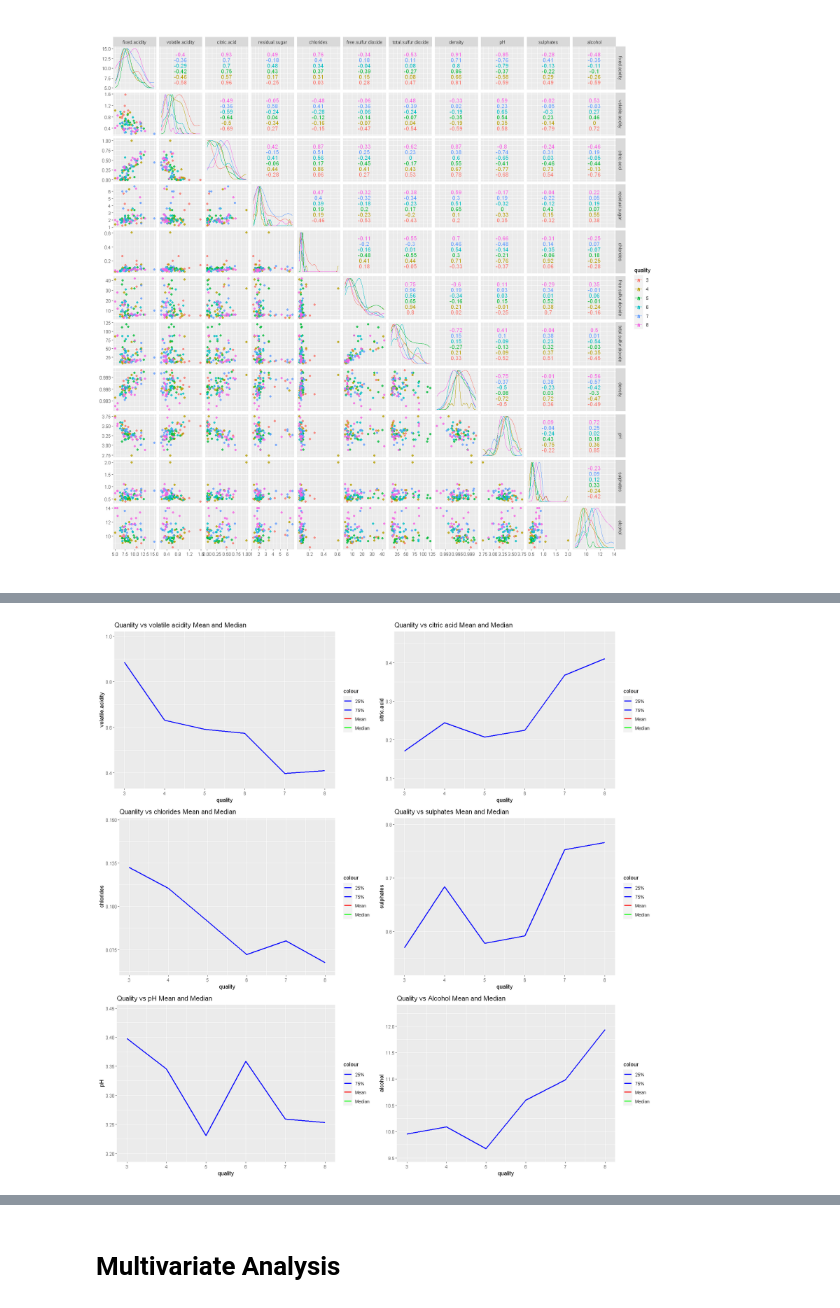
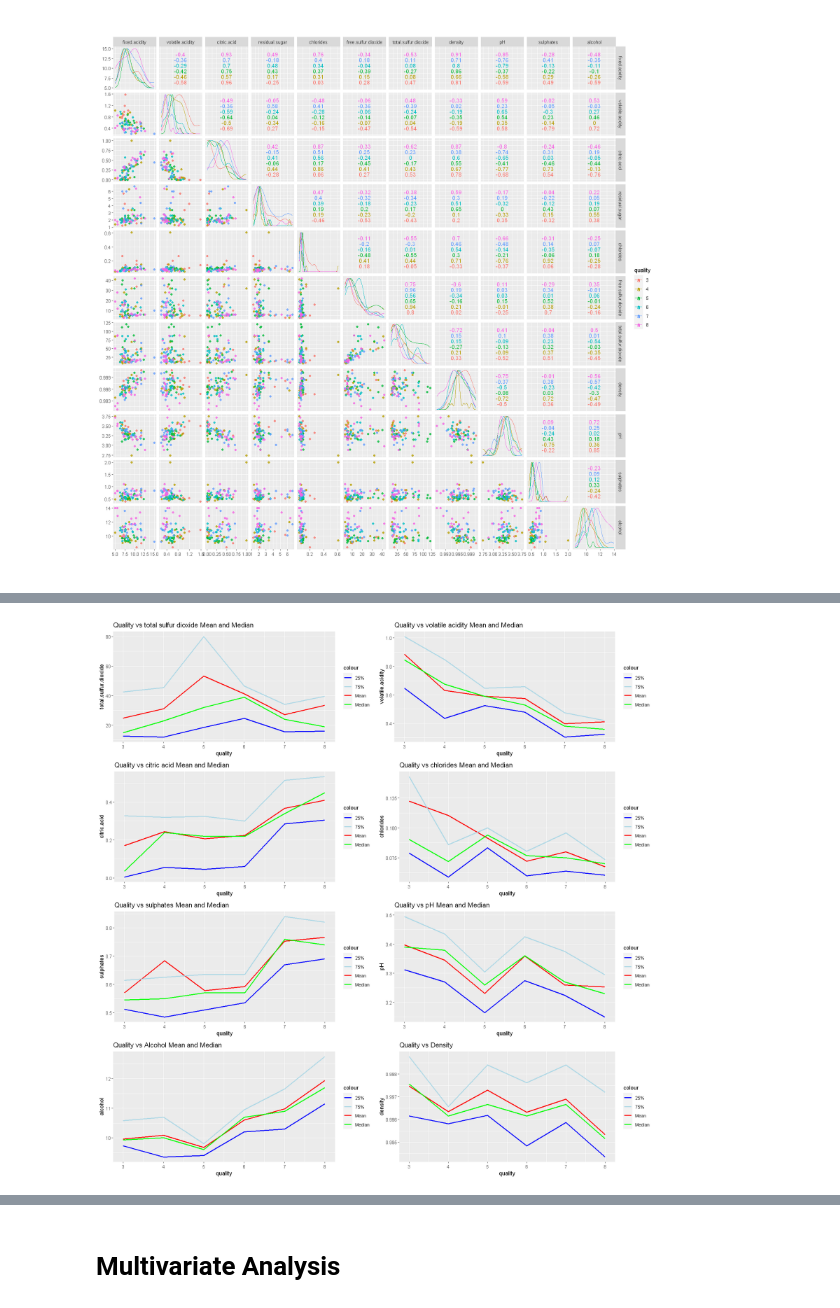
Before and after one commit to marianamonteiro07/redwinequality, a Jupyter notebook: EAD_2_FINAL.ipynb, the cells around one changed output, grey strips where cells are left out. Drawn from its saved outputs; the diff is of its cells as text; code cells hidden in the pictures.

```diff
--- a/EAD_2_FINAL.ipynb
+++ b/EAD_2_FINAL.ipynb
@@ -240,102 +164,102 @@ Some of the most notorious correlations are:
 # %%
 options(repr.plot.width=15, repr.plot.height=15)
 p1 = ggplot(aes(y=volatile.acidity, x=quality), data=data)+
-  geom_line(stat='summary', fun.y=mean, size=1, aes(color='Mean'))+
-  geom_line(stat='summary', fun.y=quantile, fun.args=list(probs=0.5),
+  stat_summary(geom='line', fun.y="mean", size=1, aes(color='Mean'))+
+  stat_summary(geom='line', fun.y="quantile", fun.args=list(probs=0.5),
             size=1, aes(color='Median'))+
-  geom_line(stat='summary', fun.y=quantile, fun.args=list(probs=0.25),
+  stat_summary(geom='line', fun.y=quantile, fun.args=list(probs=0.25),
             size=1, aes(color='25%'))+
-  geom_line(stat='summary', fun.y=quantile, fun.args=list(probs=0.75),
+  stat_summary(geom='line', fun.y=quantile, fun.args=list(probs=0.75),
             size=1, aes(color='75%'))+
   #scale_x_continuous(breaks = 1:6, label = 3:8)+
   scale_colour_manual(values = c("Mean"="red", "Median"="green",
-                                 "25%"="blue", "75%"="blue")) +
-  ggtitle("Quanlity vs volatile acidity Mean and Median")
+                                 "25%"="blue", "75%"="lightblue")) +
+  ggtitle("Quality vs volatile acidity Mean and Median")
 p2 = ggplot(aes(y=citric.acid, x=quality), data=data)+
-  geom_line(stat='summary', fun.y=mean, size=1, aes(color='Mean'))+
-  geom_line(stat='summary', fun.y=quantile, fun.args=list(probs=0.5),
+  stat_summary(geom='line', fun.y="mean", size=1, aes(color='Mean'))+
+  stat_summary(geom='line', fun.y="quantile", fun.args=list(probs=0.5),
             size=1, aes(color='Median'))+
-  geom_line(stat='summary', fun.y=quantile, fun.args=list(probs=0.25),
+  stat_summary(geom='line', fun.y="quantile", fun.args=list(probs=0.25),
             size=1, aes(color='25%'))+
-  geom_line(stat='summary', fun.y=quantile, fun.args=list(probs=0.75),
+  stat_summary(geom='line', fun.y="quantile", fun.args=list(probs=0.75),
             size=1, aes(color='75%'))+
   #scale_x_continuous(breaks = 1:6, label = 3:8)+
   scale_colour_manual(values = c("Mean"="red", "Median"="green",
-                                 "25%"="blue", "75%"="blue")) +
-  ggtitle("Quanlity vs citric acid Mean and Median")
+                                 "25%"="blue", "75%"="lightblue")) +
+  ggtitle("Quality vs citric acid Mean and Median")
 p3 = ggplot(aes(y=chlorides, x=quality), data=data)+
-  geom_line(stat='summary', fun.y=mean, size=1, aes(color='Mean'))+
-  geom_line(stat='summary', fun.y=quantile, fun.args=list(probs=0.5),
+  stat_summary(geom='line', fun.y=mean, size=1, aes(color='Mean'))+
+  stat_summary(geom='line', fun.y=quantile, fun.args=list(probs=0.5),
             size=1, aes(color='Median'))+
-  geom_line(stat='summary', fun.y=quantile, fun.args=list(probs=0.25),
+  stat_summary(geom='line', fun.y=quantile, fun.args=list(probs=0.25),
             size=1, aes(color='25%'))+
-  geom_line(stat='summary', fun.y=quantile, fun.args=list(probs=0.75),
+  stat_summary(geom='line', fun.y=quantile, fun.args=list(probs=0.75),
             size=1, aes(color='75%'))+
   #scale_x_continuous(breaks = 1:6, label = 3:8)+
   scale_colour_manual(values = c("Mean"="red", "Median"="green",
-                                 "25%"="blue", "75%"="blue")) +
-  ggtitle("Quanlity vs chlorides Mean and Median")
+                                 "25%"="blue", "75%"="lightblue")) +
+  ggtitle("Quality vs chlorides Mean and Median")
 p4 = ggplot(aes(y=total.sulfur.dioxide, x=quality), data=data)+
-  geom_line(stat='summary', fun.y=mean, size=1, aes(color='Mean'))+
-  geom_line(stat='summary', fun.y=quantile, fun.args=list(probs=0.5),
+  stat_summary(geom='line', fun.y=mean, size=1, aes(color='Mean'))+
+  stat_summary(geom='line', fun.y=quantile, fun.args=list(probs=0.5),
             size=1, aes(color='Median'))+
-  geom_line(stat='summary', fun.y=quantile, fun.args=list(probs=0.25),
+  stat_summary(geom='line', fun.y=quantile, fun.args=list(probs=0.25),
             size=1, aes(color='25%'))+
-  geom_line(stat='summary', fun.y=quantile, fun.args=list(probs=0.75),
+  stat_summary(geom='line', fun.y=quantile, fun.args=list(probs=0.75),
             size=1, aes(color='75%'))+
   #scale_x_continuous(breaks = 1:6, label = 3:8)+
   scale_colour_manual(values = c("Mean"="red", "Median"="green",
-                                 "25%"="blue", "75%"="blue")) +
+                                 "25%"="blue", "75%"="lightblue")) +
   ggtitle("Quality vs total sulfur dioxide Mean and Median")
 p5 = ggplot(aes(y=sulphates, x=quality), data=data)+
-  geom_line(stat='summary', fun.y=mean, size=1, aes(color='Mean'))+
-  geom_line(stat='summary', fun.y=quantile, fun.args=list(probs=0.5),
+  stat_summary(geom='line', fun.y=mean, size=1, aes(color='Mean'))+
+  stat_summary(geom='line', fun.y=quantile, fun.args=list(probs=0.5),
             size=1, aes(color='Median'))+
-  geom_line(stat='summary', fun.y=quantile, fun.args=list(probs=0.25),
+  stat_summary(geom='line', fun.y=quantile, fun.args=list(probs=0.25),
             size=1, aes(color='25%'))+
-  geom_line(stat='summary', fun.y=quantile, fun.args=list(probs=0.75),
+  stat_summary(geom='line', fun.y=quantile, fun.args=list(probs=0.75),
             size=1, aes(color='75%'))+
   #scale_x_continuous(breaks = 1:6, label = 3:8)+
   scale_colour_manual(values = c("Mean"="red", "Median"="green",
-                                 "25%"="blue", "75%"="blue")) +
+                                 "25%"="blue", "75%"="lightblue")) +
   ggtitle("Quality vs sulphates Mean and Median")
 p6 = ggplot(aes(y=pH, x=quality), data=data)+
-  geom_line(stat='summary', fun.y=mean, size=1, aes(color='Mean'))+
-  geom_line(stat='summary', fun.y=quantile, fun.args=list(probs=0.5),
+  stat_summary(geom='line', fun.y=mean, size=1, aes(color='Mean'))+
+  stat_summary(geom='line', fun.y=quantile, fun.args=list(probs=0.5),
             size=1, aes(color='Median'))+
-  geom_line(stat='summary', fun.y=quantile, fun.args=list(probs=0.25),
+  stat_summary(geom='line', fun.y=quantile, fun.args=list(probs=0.25),
             size=1, aes(color='25%'))+
-  geom_line(stat='summary', fun.y=quantile, fun.args=list(probs=0.75),
+  stat_summary(geom='line', fun.y=quantile, fun.args=list(probs=0.75),
             size=1, aes(color='75%'))+
   #scale_x_continuous(breaks = 1:6, label = 3:8)+
   scale_colour_manual(values = c("Mean"="red", "Median"="green",
-                                 "25%"="blue", "75%"="blue")) +
+                                 "25%"="blue", "75%"="lightblue")) +
   ggtitle("Quality vs pH Mean and Median")
 p7 = ggplot(aes(y=alcohol, x=quality), data=data)+
-  geom_line(stat='summary', fun.y=mean, size=1, aes(color='Mean'))+
-  geom_line(stat='summary', fun.y=quantile, fun.args=list(probs=0.5),
+  stat_summary(geom='line', fun.y=mean, size=1, aes(color='Mean'))+
+  stat_summary(geom='line', fun.y=quantile, fun.args=list(probs=0.5),
             size=1, aes(color='Median'))+
-  geom_line(stat='summary', fun.y=quantile, fun.args=list(probs=0.25),
+  stat_summary(geom='line', fun.y=quantile, fun.args=list(probs=0.25),
             size=1, aes(color='25%'))+
-  geom_line(stat='summary', fun.y=quantile, fun.args=list(probs=0.75),
+  stat_summary(geom='line', fun.y=quantile, fun.args=list(probs=0.75),
             size=1, aes(color='75%'))+
   #scale_x_continuous(breaks = 1:6, label = 3:8)+
   scale_colour_manual(values = c("Mean"="red", "Median"="green",
-                                 "25%"="blue", "75%"="blue")) +
+                                 "25%"="blue", "75%"="lightblue")) +
   ggtitle("Quality vs Alcohol Mean and Median")
 p8 = ggplot(aes(y=density, x=quality), data=data)+
-  geom_line(stat='summary', fun.y=mean, size=1, aes(color='Mean'))+
-  geom_line(stat='summary', fun.y=quantile, fun.args=list(probs=0.5),
+  stat_summary(geom='line', fun.y=mean, size=1, aes(color='Mean'))+
+  stat_summary(geom='line', fun.y=quantile, fun.args=list(probs=0.5),
             size=1, aes(color='Median'))+
-  geom_line(stat='summary', fun.y=quantile, fun.args=list(probs=0.25),
+  stat_summary(geom='line', fun.y=quantile, fun.args=list(probs=0.25),
             size=1, aes(color='25%'))+
-  geom_line(stat='summary', fun.y=quantile, fun.args=list(probs=0.75),
+  stat_summary(geom='line', fun.y="quantile", fun.args=list(probs=0.75),
             size=1, aes(color='75%'))+
   #scale_x_continuous(breaks = 1:6, label = 3:8)+
   scale_colour_manual(values = c("Mean"="red", "Median"="green",
-                                 "25%"="blue", "75%"="blue")) +
-  ggtitle("Density vs Quality")
-#grid.arrange(p4,p1,p2,p3,p5,p6,p7,p8,ncol=2)
-grid.arrange(p1,p2,p3,p5,p6,p7,ncol=2)
+                                 "25%"="blue", "75%"="lightblue")) +
+  ggtitle("Quality vs Density")
+grid.arrange(p4,p1,p2,p3,p5,p6,p7,p8,ncol=2)
+#grid.arrange(p1,p2,p3,p5,p6,p7,ncol=2)
 # %% [output]
 Warning message:
@@ -358 +282 @@ No summary function supplied, defaulting to `mean_se()`
-[figure, old version]
+[figure, new version]
```
Also changed, not shown: parts of 50 cells of this notebook.
